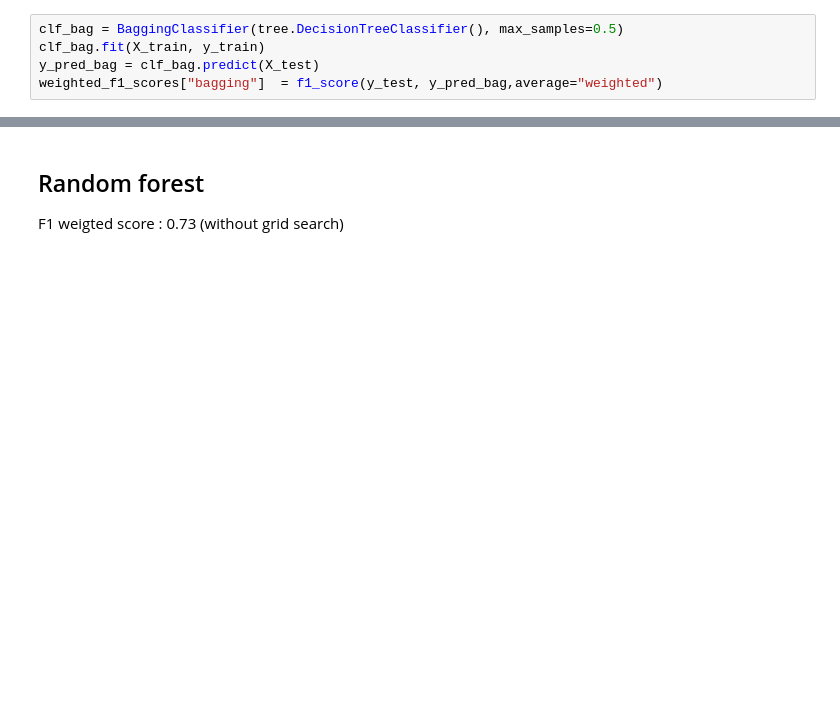
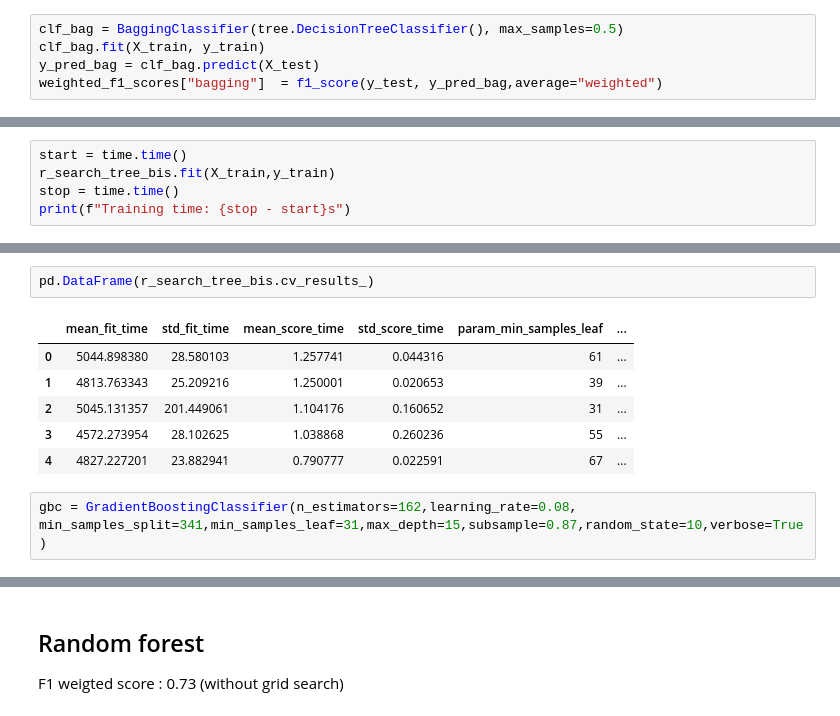
Before and after one commit to QuentinNativel/ELTA, a Jupyter notebook: ELTA_synthetic.ipynb, the cells around one changed output, grey strips where cells are left out. Cells and saved outputs as stored; diff of their text form; blank space fills up the shorter version.

```diff
--- a/ELTA_synthetic.ipynb
+++ b/ELTA_synthetic.ipynb
@@ -45,0 +209,5 @@ weighted_f1_scores["bagging"]  = f1_score(y_test, y_pred_bag,average="weighted")
+# %%
+start = time.time()
+r_search_tree_bis.fit(X_train,y_train)
+stop = time.time()
+print(f"Training time: {stop - start}s")
@@ -45,0 +235,11 @@ weighted_f1_scores["bagging"]  = f1_score(y_test, y_pred_bag,average="weighted")
+# %%
+pd.DataFrame(r_search_tree_bis.cv_results_)
+# %% [output]
+|  | mean_fit_time | std_fit_time | mean_score_time | std_score_time | param_min_samples_leaf | ... |
+| 0 | 5044.898380 | 28.580103 | 1.257741 | 0.044316 | 61 | ... |
+| 1 | 4813.763343 | 25.209216 | 1.250001 | 0.020653 | 39 | ... |
+| 2 | 5045.131357 | 201.449061 | 1.104176 | 0.160652 | 31 | ... |
+| 3 | 4572.273954 | 28.102625 | 1.038868 | 0.260236 | 55 | ... |
+| 4 | 4827.227201 | 23.882941 | 0.790777 | 0.022591 | 67 | ... |
+# %%
+gbc = GradientBoostingClassifier(n_estimators=162,learning_rate=0.08, min_samples_split=341,min_samples_leaf=31,max_depth=15,subsample=0.87,random_state=10,verbose=True)
```
Also changed, not shown: parts of 28 cells of this notebook, 1 other file.
